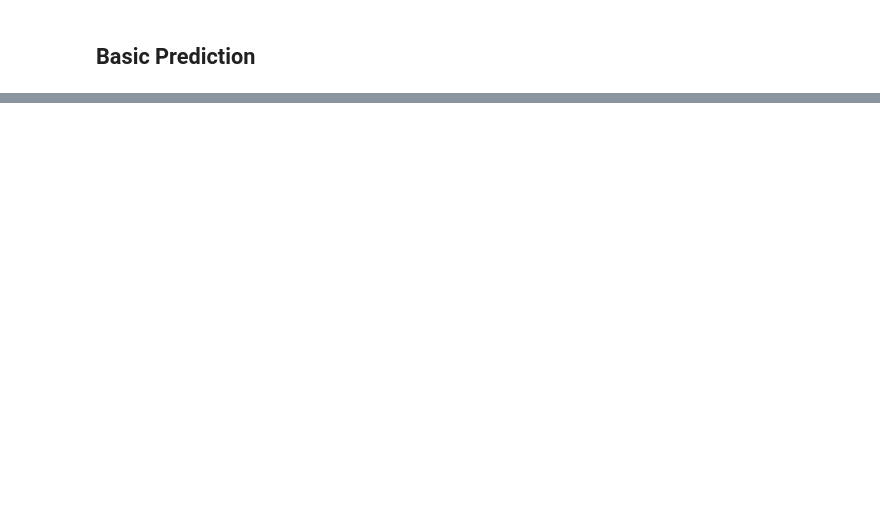
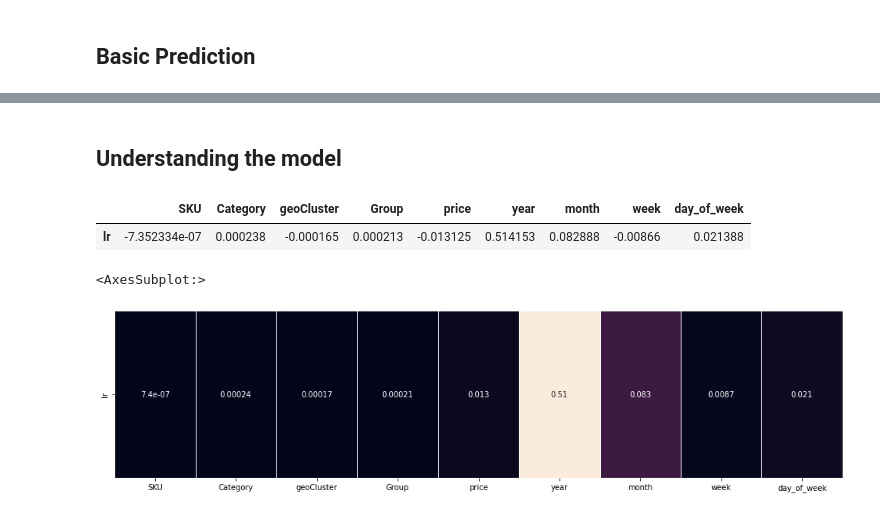
Before and after one commit to abroniewski/predicting-grocery-sales, a Jupyter notebook: src/statistical-machine-learning-models-ismail.ipynb, the cells around one changed output, grey strips where cells are left out. Drawn from its saved outputs; the diff is of its cells as text; code cells hidden in the pictures; blank space fills up the shorter version.

```diff
--- a/src/statistical-machine-learning-models-ismail.ipynb
+++ b/src/statistical-machine-learning-models-ismail.ipynb
@@ -147,0 +184,14 @@ Split 5:
+# %% [markdown]
+## Understanding the model
+# %%
+weights = pd.DataFrame({'lr':lr.coef_}, index=X_train.columns)
+weights.T
+# %% [output]
+|  | SKU | Category | geoCluster | Group | price | year | month | week | day_of_week |
+| lr | -7.352334e-07 | 0.000238 | -0.000165 | 0.000213 | -0.013125 | 0.514153 | 0.082888 | -0.00866 | 0.021388 |
+# %%
+fig,  ax = plt.subplots( figsize = (17,4))
+sns.heatmap(weights.T.loc[['lr'],:].abs(), annot=True, linewidths=.5, ax=ax, cbar=False, xticklabels=True)
+# %% [output]
+<AxesSubplot:>
+[figure, added]
```
Also changed, not shown: parts of 10 cells of this notebook.
